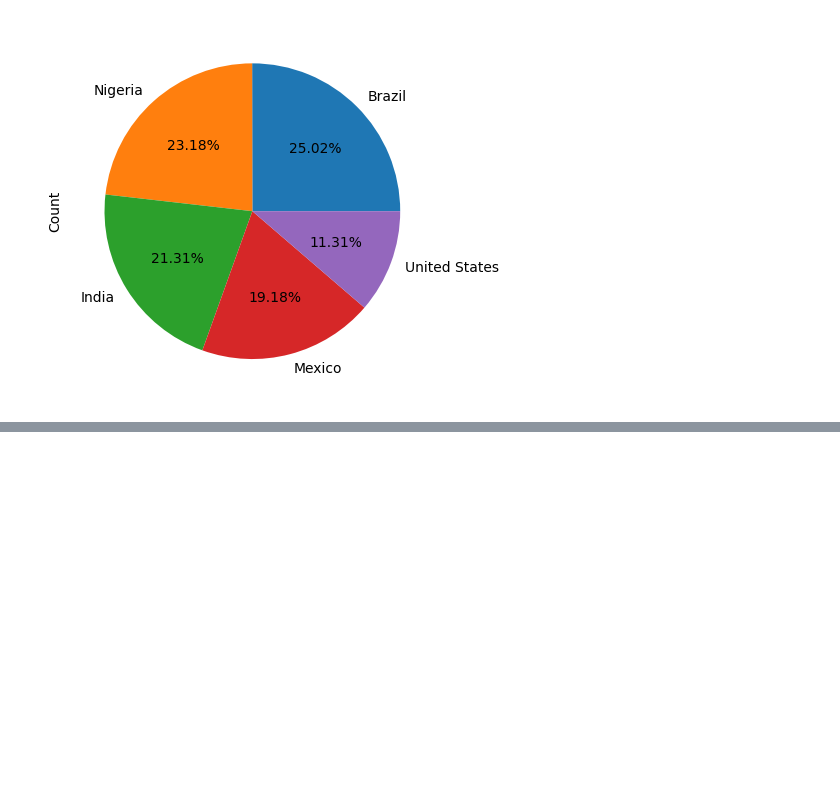
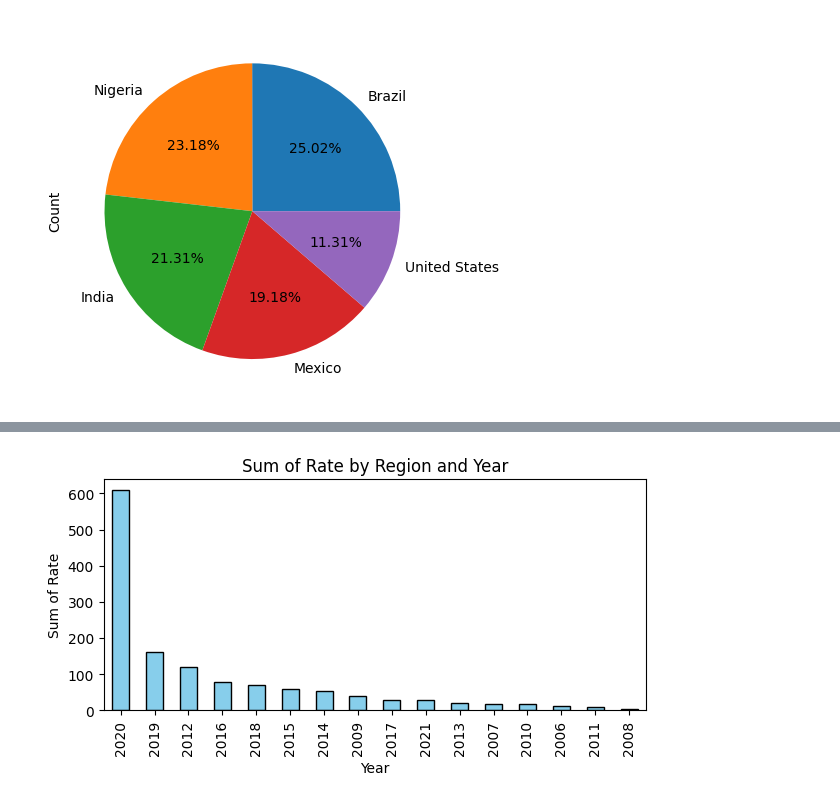
Before and after one commit to Isaaclkm/Data-Analisis, a Jupyter notebook: HM/Homecide_project.ipynb, the cells around one changed output, grey strips where cells are left out. Cells and saved outputs as stored; diff of their text form; code cells hidden in the pictures; blank space fills up the shorter version.

```diff
--- a/HM/Homecide_project.ipynb
+++ b/HM/Homecide_project.ipynb
@@ -105,0 +290,3 @@ plt.legend().set_visible(False)
+# %%
+df5 = df.groupby(['Year'])['Rate'].sum().sort_values(ascending = False)
+df5
@@ -105,0 +312,8 @@ plt.legend().set_visible(False)
+# %%
+df5.plot(kind = 'bar', figsize = (7, 3), color = 'skyblue', edgecolor = 'black')
+plt.xlabel('Year')
+plt.ylabel('Sum of Rate')
+plt.title('Sum of Rate by Region and Year')
+plt.show()
+# %% [output]
+[figure, added]
```
Also changed, not shown: parts of 23 cells of this notebook, 2 other files.
